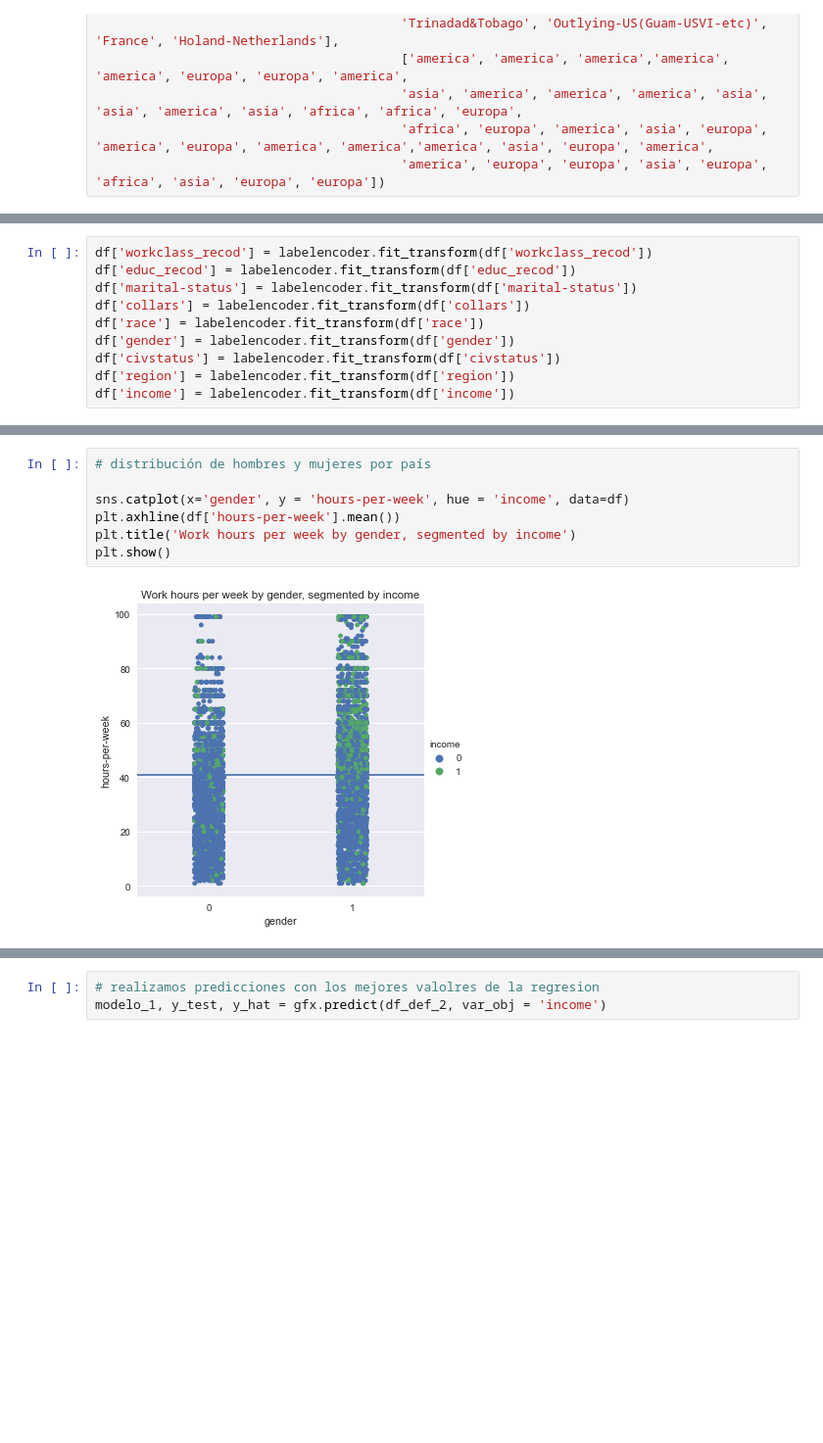
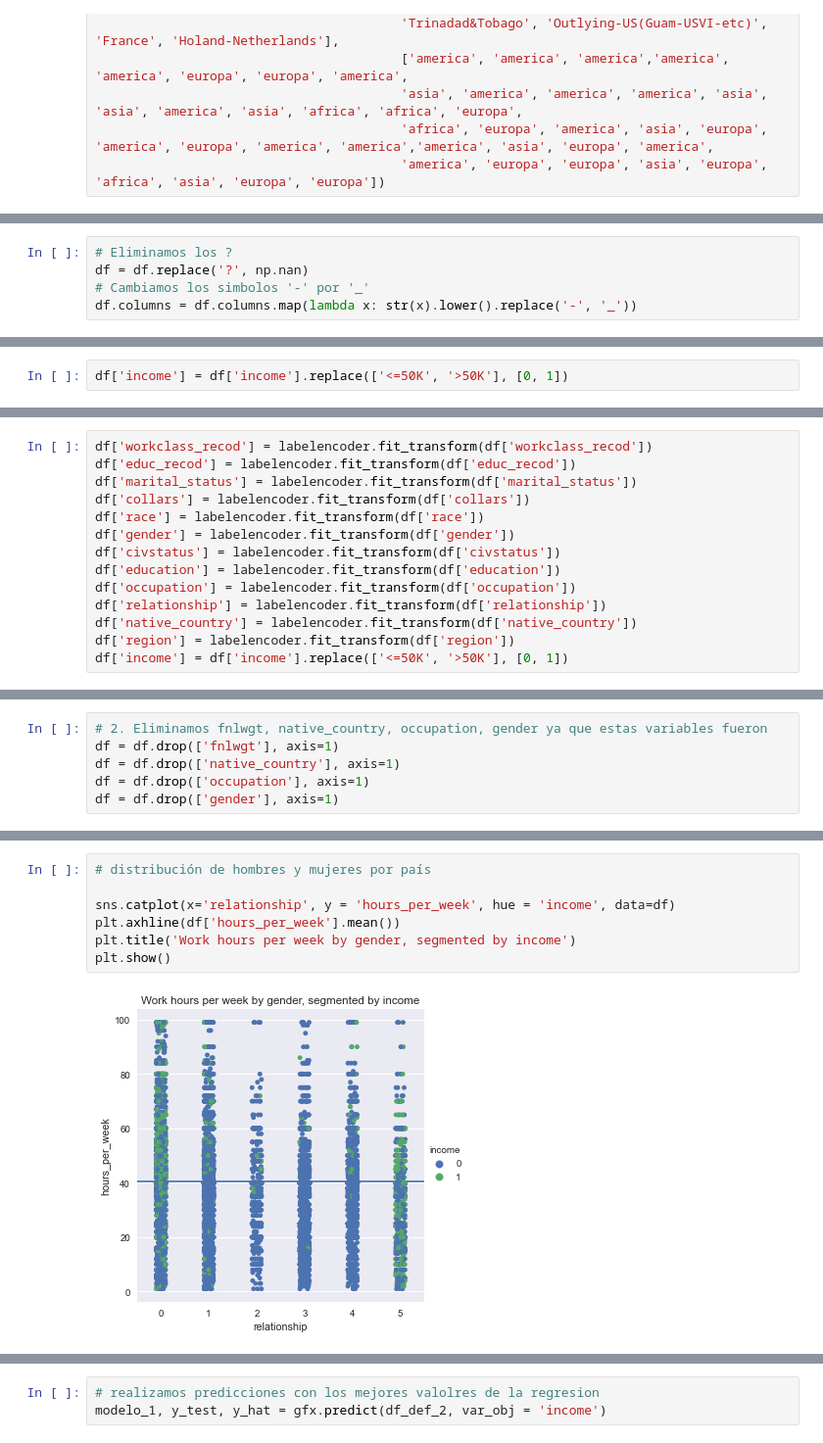
Before and after one commit to Denniels/Fundamentos-data-sciens, a Jupyter notebook: Prueba_FD/Hito_1/Prueba_Hito_1_1.ipynb, the cells around one changed output, grey strips where cells are left out. Shown at 98% size. Saved outputs shown, nothing was run; the diff lists cells and outputs as text; blank space fills up the shorter version.

```diff
--- a/Prueba_FD/Hito_1/Prueba_Hito_1_1.ipynb
+++ b/Prueba_FD/Hito_1/Prueba_Hito_1_1.ipynb
@@ -405,3 +318,8 @@ df.dropna(axis = 0, how = 'any', thresh = None, subset = None, inplace = True)
+# %%
+# Eliminamos los ?
+df = df.replace('?', np.nan)
+# Cambiamos los simbolos '-' por '_'
+df.columns = df.columns.map(lambda x: str(x).lower().replace('-', '_'))
 # %%
 df.head()
 # %% [output]
@@ -414,0 +342,2 @@ df.head()
+# %%
+df['income'] = df['income'].replace(['<=50K', '>50K'], [0, 1])
@@ -415,13 +367,17 @@ df.head()
 # %%
 df['workclass_recod'] = labelencoder.fit_transform(df['workclass_recod'])
 df['educ_recod'] = labelencoder.fit_transform(df['educ_recod'])
-df['marital-status'] = labelencoder.fit_transform(df['marital-status'])
+df['marital_status'] = labelencoder.fit_transform(df['marital_status'])
 df['collars'] = labelencoder.fit_transform(df['collars'])
 df['race'] = labelencoder.fit_transform(df['race'])
 df['gender'] = labelencoder.fit_transform(df['gender'])
 df['civstatus'] = labelencoder.fit_transform(df['civstatus'])
+df['education'] = labelencoder.fit_transform(df['education'])
+df['occupation'] = labelencoder.fit_transform(df['occupation'])
+df['relationship'] = labelencoder.fit_transform(df['relationship'])
+df['native_country'] = labelencoder.fit_transform(df['native_country'])
 df['region'] = labelencoder.fit_transform(df['region'])
-df['income'] = labelencoder.fit_transform(df['income'])
+df['income'] = df['income'].replace(['<=50K', '>50K'], [0, 1])
 # %%
 df.head()
 # %% [output]
@@ -434,0 +390,6 @@ df.head()
+# %%
+# 2. Eliminamos fnlwgt, native_country, occupation, gender ya que estas variables fueron
+df = df.drop(['fnlwgt'], axis=1)
+df = df.drop(['native_country'], axis=1)
+df = df.drop(['occupation'], axis=1)
+df = df.drop(['gender'], axis=1)
@@ -484,12 +424,12 @@ plt.show()
 # %%
 # distribución de hombres y mujeres por país
 
-sns.catplot(x='gender', y = 'hours-per-week', hue = 'income', data=df)
-plt.axhline(df['hours-per-week'].mean())
+sns.catplot(x='relationship', y = 'hours_per_week', hue = 'income', data=df)
+plt.axhline(df['hours_per_week'].mean())
 plt.title('Work hours per week by gender, segmented by income')
 plt.show()
 # %% [output]
-[figure, old version]
+[figure, new version]
 # %%
 # relacion del salario anual v/s edad
 
```
Also changed, not shown: parts of 56 cells of this notebook, 3 other files.
